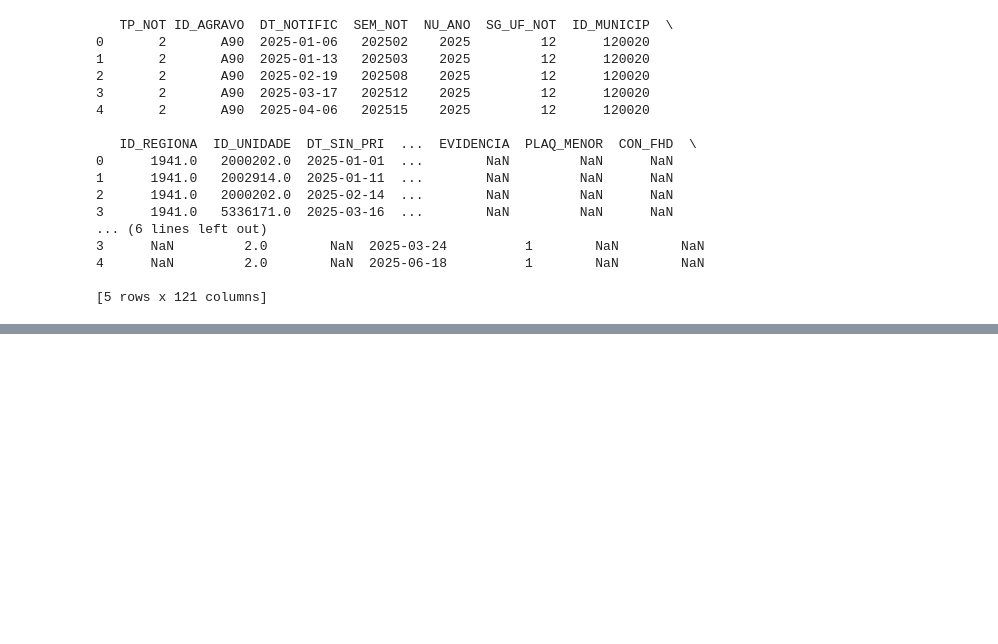
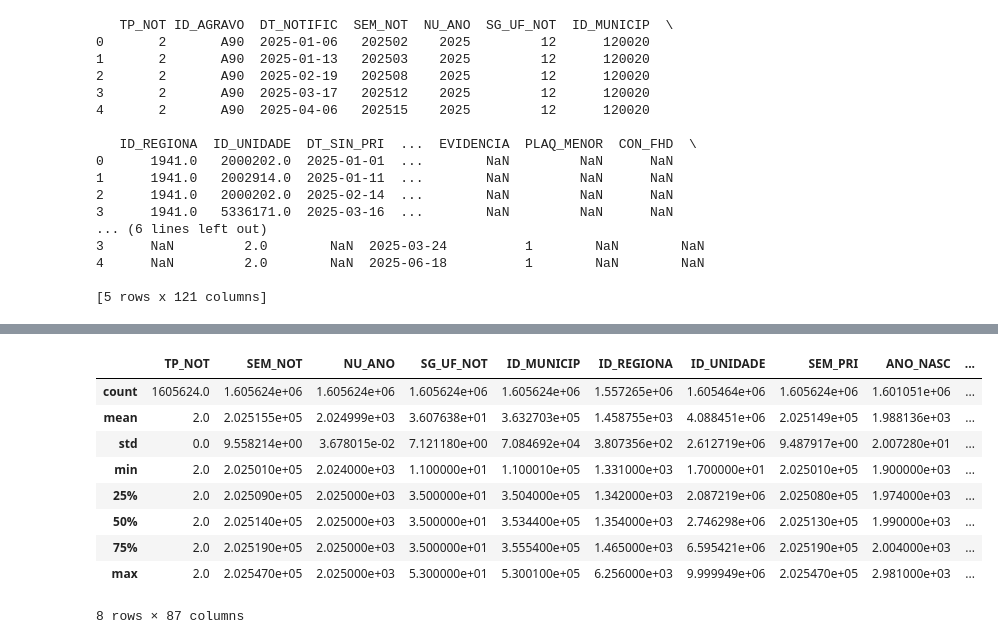
Before and after one commit to BrunaGravina/Tech-Challenge-FIAP, a Jupyter notebook: notebooks/analise.ipynb, the cells around one changed output, grey strips where cells are left out. Drawn from its saved outputs; the diff is of its cells as text; code cells hidden in the pictures; blank space fills up the shorter version.

```diff
--- a/notebooks/analise.ipynb
+++ b/notebooks/analise.ipynb
@@ -26,0 +41,21 @@ print(df.head())
+# %%
+#Drop das colunas 100% NaN
+cols_100_nan = [
+    "DOENCA_TRA","MANI_HEMOR","EPISTAXE","GENGIVO","METRO","PETEQUIAS",
+    "HEMATURA","SANGRAM","LACO_N","PLASMATICO","EVIDENCIA","PLAQ_MENOR",
+    "CON_FHD","COMPLICA","MIGRADO_W"
+]
+df = df.drop(columns=cols_100_nan, errors="ignore")
+
+df.describe()
+# %% [output]
+|  | TP_NOT | SEM_NOT | NU_ANO | SG_UF_NOT | ID_MUNICIP | ID_REGIONA | ID_UNIDADE | SEM_PRI | ANO_NASC | ... |
+| count | 1605624.0 | 1.605624e+06 | 1.605624e+06 | 1.605624e+06 | 1.605624e+06 | 1.557265e+06 | 1.605464e+06 | 1.605624e+06 | 1.601051e+06 | ... |
+| mean | 2.0 | 2.025155e+05 | 2.024999e+03 | 3.607638e+01 | 3.632703e+05 | 1.458755e+03 | 4.088451e+06 | 2.025149e+05 | 1.988136e+03 | ... |
+| std | 0.0 | 9.558214e+00 | 3.678015e-02 | 7.121180e+00 | 7.084692e+04 | 3.807356e+02 | 2.612719e+06 | 9.487917e+00 | 2.007280e+01 | ... |
+| min | 2.0 | 2.025010e+05 | 2.024000e+03 | 1.100000e+01 | 1.100010e+05 | 1.331000e+03 | 1.700000e+01 | 2.025010e+05 | 1.900000e+03 | ... |
+| 25% | 2.0 | 2.025090e+05 | 2.025000e+03 | 3.500000e+01 | 3.504000e+05 | 1.342000e+03 | 2.087219e+06 | 2.025080e+05 | 1.974000e+03 | ... |
+| 50% | 2.0 | 2.025140e+05 | 2.025000e+03 | 3.500000e+01 | 3.534400e+05 | 1.354000e+03 | 2.746298e+06 | 2.025130e+05 | 1.990000e+03 | ... |
+| 75% | 2.0 | 2.025190e+05 | 2.025000e+03 | 3.500000e+01 | 3.555400e+05 | 1.465000e+03 | 6.595421e+06 | 2.025190e+05 | 2.004000e+03 | ... |
+| max | 2.0 | 2.025470e+05 | 2.025000e+03 | 5.300000e+01 | 5.300100e+05 | 6.256000e+03 | 9.999949e+06 | 2.025470e+05 | 2.981000e+03 | ... |
+8 rows × 87 columns
```
Also changed, not shown: parts of 3 cells of this notebook.
